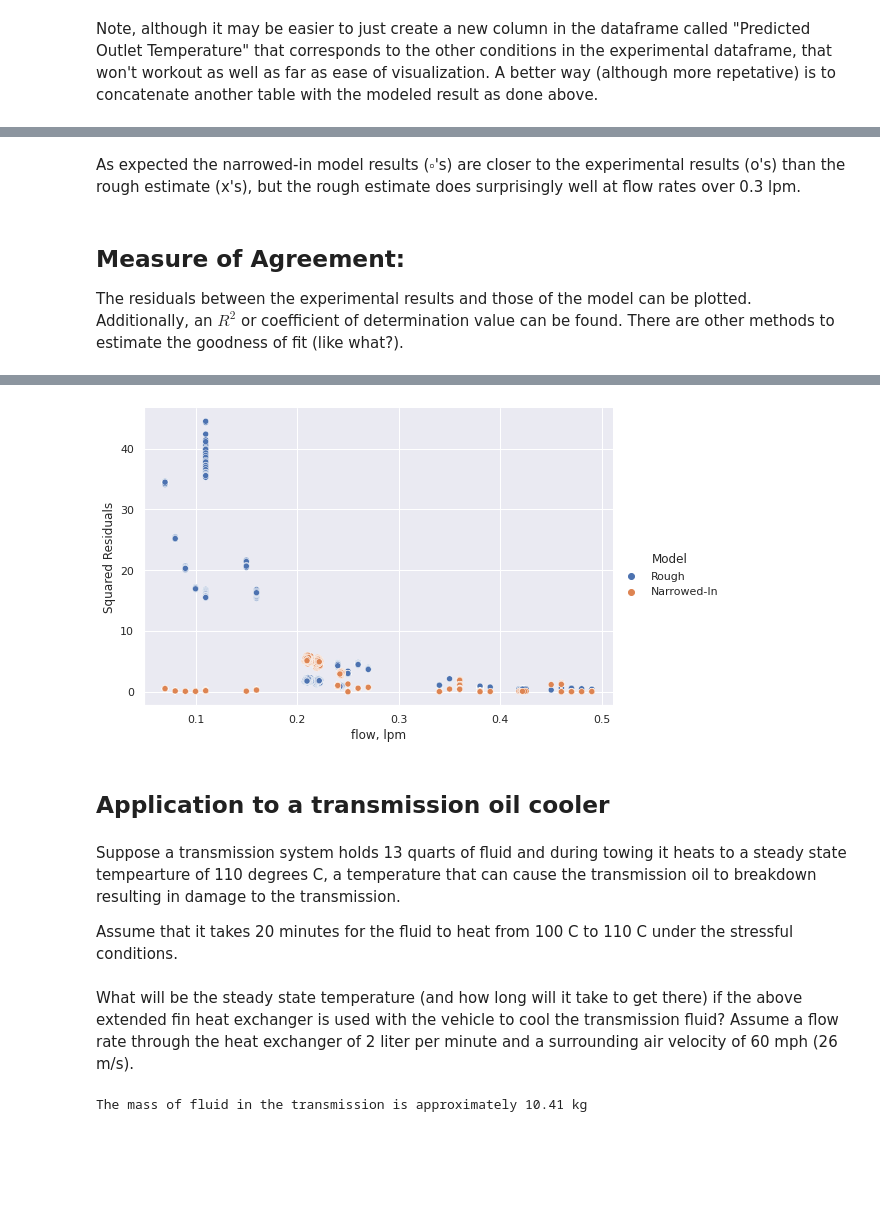
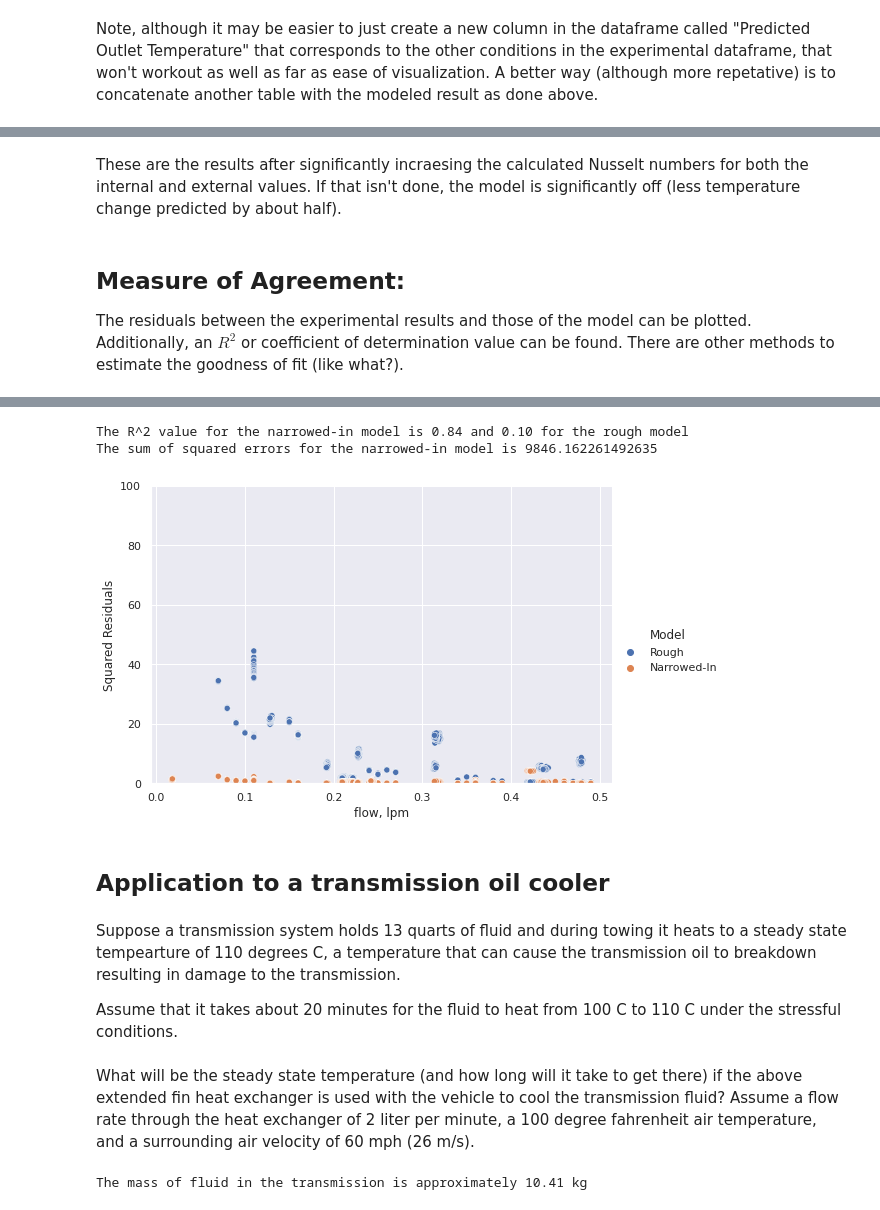
Before and after one commit to clint-bg/demos, a Jupyter notebook: ExtendedSurfaceExchanger/ExtendedSurface.ipynb, the cells around one changed output, grey strips where cells are left out. Saved outputs shown, nothing was run; the diff lists cells and outputs as text; code cells hidden in the pictures; blank space fills up the shorter version.

```diff
--- a/ExtendedSurfaceExchanger/ExtendedSurface.ipynb
+++ b/ExtendedSurfaceExchanger/ExtendedSurface.ipynb
@@ -186,7 +186,7 @@ overallUhueristic = [25,60]
 def func(x,*input):
   dct = input[0]
   Tair = dct['airTemp']
-  return dct['U']*internalsufacearea*(dct['inlettemp']-x)/np.log((dct['inlettemp']-Tair)/(x-Tair))-dct['massflow']*dct['substance'].Cp*(dct['inlettemp']-x)
+  return (dct['U']*internalsufacearea*(dct['inlettemp']-x)/np.log((dct['inlettemp']-Tair)/(x-Tair))-dct['massflow']*dct['substance'].Cp*(dct['inlettemp']-x))**2
 # %% [markdown]
 #### Estimate is:
 # %% [markdown]
@@ -254,22 +257,30 @@ internalh() #value at the default conditions
 #### Fin side (external) heat transfer coefficient
 Quiescent or forced air contacts the exterior surface that has fins. Correlations in the NCEES Chemical Engineering handbook can be used specifically those on page 152 (free convection, external flow).
 # %%
-def externalh(airvel = airflowmax, airtemp = airTemp, exttemp = 90, sub=air):
+def externalh(airvel = airflowmax, airtemp = airTemp, exttemp = 37, sub=air):
   avetemp = (airtemp+exttemp)/2
-  Re_n = sub.idealrho(airtemp)*tubeid*airvel/sub.viscosity(airtemp)# Reynolds number
+  Re_cross = sub.idealrho(airtemp)*tubeod*airvel/sub.viscosity(airtemp)# Reynolds number - crossflow
+  Re_p = sub.idealrho(airtemp)*tubelength*airvel/sub.viscosity(airtemp) #Reynolds number - parallel flow
   Pr_n = sub.Cp*sub.viscosity(exttemp)/sub.k#Prandtl number
   Gr = -9.81*sub.beta(avetemp)*(exttemp-airtemp)*(tubeod**3)/((sub.viscosity(avetemp)/sub.idealrho(avetemp))**2) #Grashoff number
-  C = 0; nfac = 1
-  if (Re_n > 1 and Re_n <= 4):
+  #for crossflow
+  if (Re_cross > 1 and Re_cross <= 4):
     C = 0.989; nfac = 0.33
-  elif (Re_n > 4 and Re_n <= 40):
+  elif (Re_cross > 4 and Re_cross <= 40):
     C = 0.911; nfac = 0.385
-  elif (Re_n > 40 and Re_n < 4000):
+  elif (Re_cross > 40 and Re_cross < 4000):
     C = 0.683; nfac = 0.466
   else:
     C = 0.0266; nfac = 0.805
-  Nusselt_free = 1.5*0.48*(Gr*Pr_n)**0.25 #modified with a 1.5 factor to match the experimental results
-  Nusselt_forced = C*(Re_n**nfac)*Pr_n**0.33
-  outsideh = max(Nusselt_free,Nusselt_forced)*sub.k/tubeod
-  return [outsideh, Re_n, Pr_n, Gr]
+  C = 0.25; nfac = 0.8 #these params needed for agreement with experiment
+  Nusselt_forced_c = C*(Re_cross**nfac)*Pr_n**0.33
+  #for parrallel flow
+  Nusselt_forced_p = 0.664*(Re_p**0.5)*Pr_n**0.33
+  #for free convection
+  Nusselt_free = 0.48*(Gr*Pr_n)**0.25
+  Nusselt_free = 1.5*Nusselt_free #modified with a 1.5 factor to match the experimental results
+  #coefficient
+  outsideh = max(Nusselt_free,Nusselt_forced_c)*sub.k/tubeod
+  outsideh_p = max(Nusselt_free*sub.k/tubeod,Nusselt_forced_p*sub.k/tubelength)
+  return [outsideh, Re_cross,Re_p, Pr_n, Gr,Nusselt_free,Nusselt_forced_c,Nusselt_forced_p,outsideh_p]
 # %%
@@ -342,6 +363,6 @@ url = 'https://raw.githubusercontent.com/clint-bg/demos/main/ExtendedSurfaceExch
 data = pd.read_csv(url)
 data.drop(data.columns[data.columns.str.contains('unnamed',case = False)],axis = 1, inplace = True) #drop unnamed columns
 data.rename(columns={'DT':'temperature difference, C','Tin':'inlet temperature, C','Air Flow, m/s':'air flow, m/s'},inplace=True)
-data = data[data['flow, lpm']>0.04]
+#data = data[data['flow, lpm']>0.04]
 # %%
 e = sns.relplot(x='flow, lpm',y='temperature difference, C',size='air flow, m/s',hue='inlet temperature, C',palette='flare',data=data,aspect=15/8);
@@ -366,14 +388,14 @@ def getall():
   #For each of the experimental conditions, calculate the model results (Rough and Narrowed-in) and then compare the residuals
   predictedarray = []; boearray = []
   for i,row in modelpredict.iterrows():
-    predictedarray.append(predictedOutletTemp(lpmh=modelpredict['flow, lpm'][i],inlettemph=modelpredict['inlet temperature, C'][i],airvelh=modelpredict['air flow, m/s'][i])[0])
+    predictedarray.append(predictedOutletTemp(lpmh=modelpredict['flow, lpm'][i],inlettemph=modelpredict['inlet temperature, C'][i],airvelh=modelpredict['air flow, m/s'][i]*1)[0])
     boearray.append(predictedOutletTemp(lpmh=boepredict['flow, lpm'][i],inlettemph=boepredict['inlet temperature, C'][i],airvelh=boepredict['air flow, m/s'][i],boe=True)[0])
   modelpredict['Tout'] = predictedarray; boepredict['Tout'] = boearray
   modelpredict['temperature difference, C'] = modelpredict['inlet temperature, C'] - modelpredict['Tout']
   boepredict['temperature difference, C'] = boepredict['inlet temperature, C'] - boepredict['Tout']
   #modelpredict.assign(ModelPrediction = lambda modelpredict: predictedOutletTemp(gpm=modelpredict['Water Flowrate (GPM)'],inlettemp=modelpredict['Inlet Water Temperature (C)'],steampr=modelpredict['Steam Pressure (psig)'],Rfi=0))
   #concatentate the three dataframes
-  dfall = pd.concat([data,boepredict,modelpredict])
+  dfall = pd.concat([data,modelpredict]) #,boepredict
   return dfall,modelpredict,boepredict,data
 # %% [markdown]
 Note, although it may be easier to just create a new column in the dataframe called "Predicted Outlet Temperature" that corresponds to the other conditions in the experimental dataframe, that won't workout as well as far as ease of visualization. A better way (although more repetative) is to concatenate another table with the modeled result as done above.
@@ -388,5 +411,5 @@ plt.show()
-# %% [markdown]
-As expected the narrowed-in model results ($\square$'s) are closer to the experimental results (o's) than the rough estimate (x's), but the rough estimate does surprisingly well at flow rates over 0.3 lpm.
+# %% [markdown]
+These are the results after significantly incraesing the calculated Nusselt numbers for both the internal and external values. If that isn't done, the model is significantly off (less temperature change predicted by about half).
 # %% [markdown]
 ## Measure of Agreement:
 The residuals between the experimental results and those of the model can be plotted. Additionally, an $R^2$ or coefficient of determination value can be found. There are other methods to estimate the goodness of fit (like what?).
@@ -395,12 +418,13 @@ modelpredict = getall()[1]; boepredict = getall()[2]; data = getall()[3]
 modelpredict['Squared Residuals'] = (data['temperature difference, C'] - modelpredict['temperature difference, C'])**2
 boepredict['Squared Residuals'] = (data['temperature difference, C'] - boepredict['temperature difference, C'])**2
 modelpredict['Model'] = 'Narrowed-In'; boepredict['Model'] = 'Rough'
-sns.relplot(x='flow, lpm',y='Squared Residuals',data=pd.concat([boepredict,modelpredict]),hue='Model',aspect=15/10)
+aa = sns.relplot(x='flow, lpm',y='Squared Residuals',data=pd.concat([boepredict,modelpredict]),hue='Model',aspect=15/10)
 seni = (modelpredict['temperature difference, C'] - data['temperature difference, C'])**2
 serough = (boepredict['temperature difference, C'] - data['temperature difference, C'])**2
 ssa = (data['temperature difference, C'] - data['temperature difference, C'].mean())**2
+aa.axes[0,0].set_ylim(0,100);
 rsquaredni = 1-seni.sum()/ssa.sum()
 rsquaredr = 1-serough.sum()/ssa.sum()
-#print(f'The R^2 value for the narrowed-in model is {rsquaredni:.2f} and {rsquaredr:.2f} for the rough model')
-#print(f'The sum of squared errors for the narrowed-in model is {seni.sum()}')
+print(f'The R^2 value for the narrowed-in model is {rsquaredni:.2f} and {rsquaredr:.2f} for the rough model')
+print(f'The sum of squared errors for the narrowed-in model is {seni.sum()}')
 # %% [output]
@@ -407,12 +432,14 @@ rsquaredr = 1-serough.sum()/ssa.sum()
+The R^2 value for the narrowed-in model is 0.84 and 0.10 for the rough model
+The sum of squared errors for the narrowed-in model is 9846.162261492635
-[figure, old version]
+[figure, new version]
 # %% [markdown]
 ## Application to a transmission oil cooler
 # %% [markdown]
 Suppose a transmission system holds 13 quarts of fluid and during towing it heats to a steady state tempearture of 110 degrees C, a temperature that can cause the transmission oil to breakdown resulting in damage to the transmission.
 
-Assume that it takes 20 minutes for the fluid to heat from 100 C to 110 C under the stressful conditions.
+Assume that it takes about 20 minutes for the fluid to heat from 100 C to 110 C under the stressful conditions.
 # %% [markdown]
-What will be the steady state temperature (and how long will it take to get there) if the above extended fin heat exchanger is used with the vehicle to cool the transmission fluid? Assume a flow rate through the heat exchanger of 2 liter per minute and a surrounding air velocity of 60 mph (26 m/s).
+What will be the steady state temperature (and how long will it take to get there) if the above extended fin heat exchanger is used with the vehicle to cool the transmission fluid? Assume a flow rate through the heat exchanger of 2 liter per minute, a 100 degree fahrenheit air temperature,  and a surrounding air velocity of 60 mph (26 m/s).
 # %%
 massfluid = 13/1056.69*ATF.rho #13 quarts to meters times the density
 print(f'The mass of fluid in the transmission is approximately {massfluid:.2f} kg')
```
Also changed, not shown: parts of 22 cells of this notebook.
